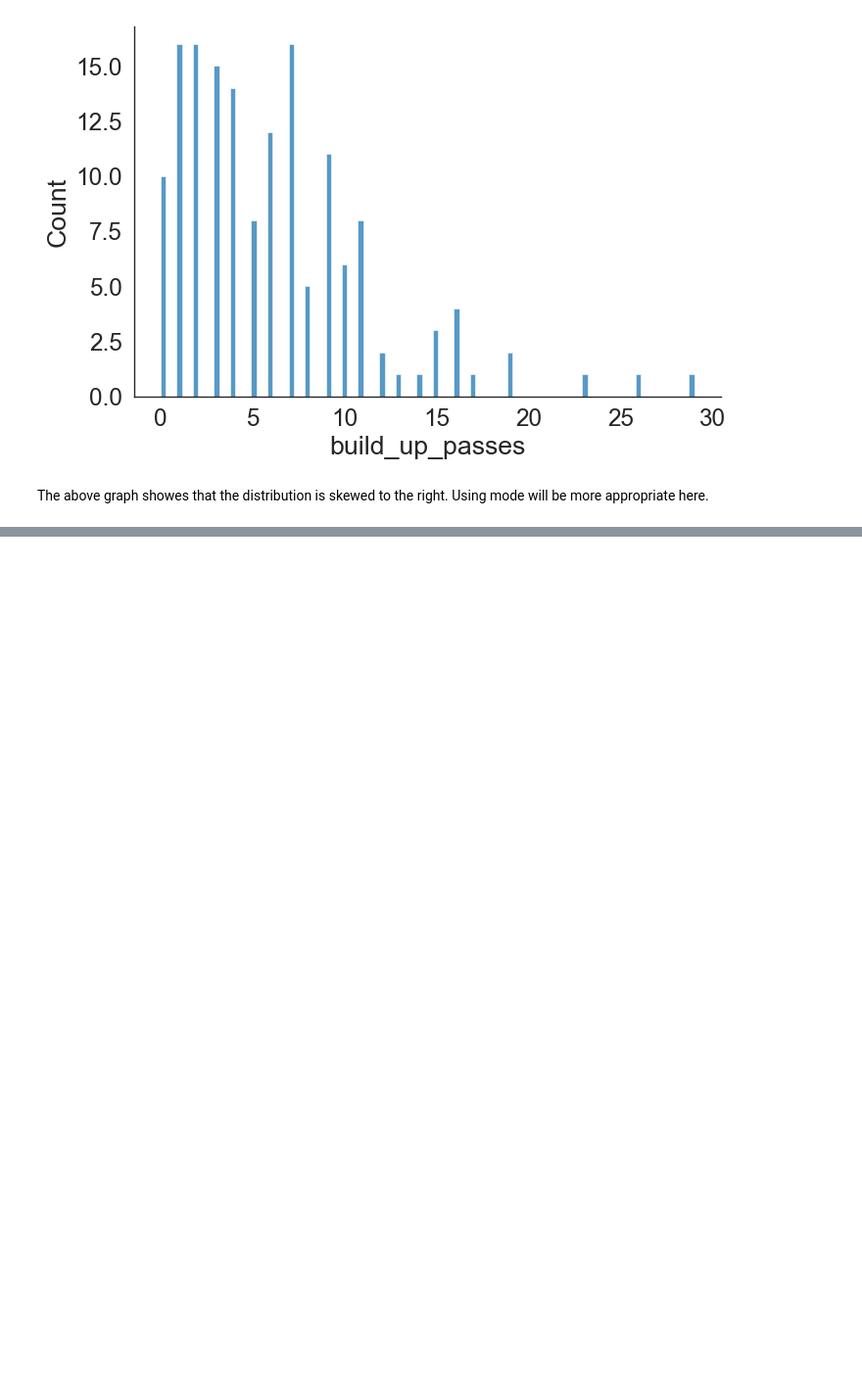
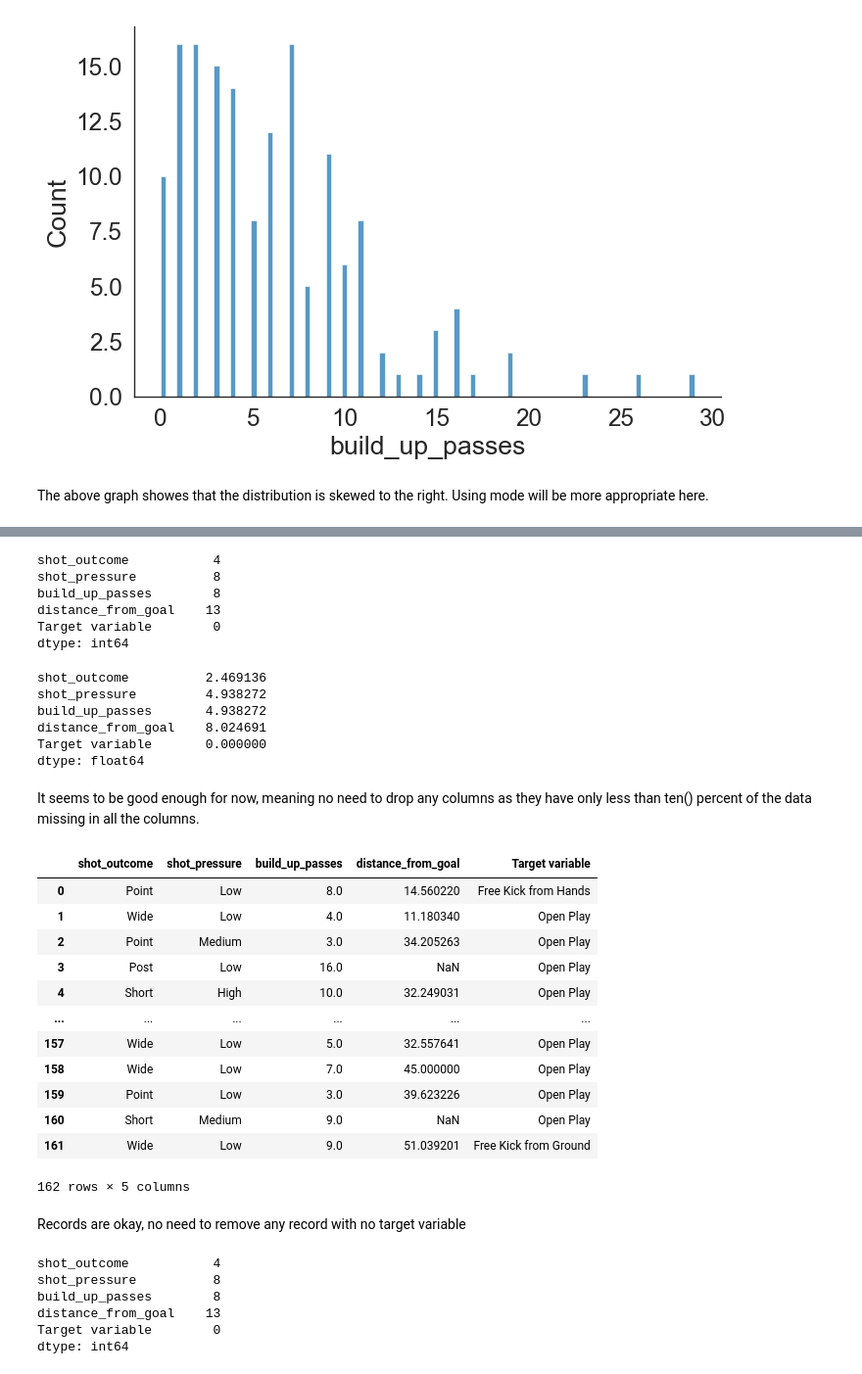
Before and after one commit to sujilkumarkm/vintane_machine_learning_assignment1_2022, a Jupyter notebook: notebooks/data_cleaning.ipynb, the cells around one changed output, grey strips where cells are left out. Shown at 98% size. Cells and saved outputs as stored; diff of their text form; code cells hidden in the pictures; blank space fills up the shorter version.

Commit message:
checking distribution of data

```diff
--- a/notebooks/data_cleaning.ipynb
+++ b/notebooks/data_cleaning.ipynb
@@ -45,0 +76,48 @@ The above graph showes that the distribution is skewed to the right. Using mode
+# %%
+df.isnull().sum()
+# %% [output]
+shot_outcome           4
+shot_pressure          8
+build_up_passes        8
+distance_from_goal    13
+Target variable        0
+dtype: int64
+# %%
+df.isnull().sum()*100/len(df)
+# %% [output]
+shot_outcome          2.469136
+shot_pressure         4.938272
+build_up_passes       4.938272
+distance_from_goal    8.024691
+Target variable       0.000000
+dtype: float64
+# %% [markdown]
+It seems to be good enough for now, meaning no need to drop any columns as they have only less than ten() percent of the data missing in all the columns.
+# %%
+# deleting rows with all mising values
+df.dropna(how = 'all')
+# %% [output]
+|  | shot_outcome | shot_pressure | build_up_passes | distance_from_goal | Target variable |
+| 0 | Point | Low | 8.0 | 14.560220 | Free Kick from Hands |
+| 1 | Wide | Low | 4.0 | 11.180340 | Open Play |
+| 2 | Point | Medium | 3.0 | 34.205263 | Open Play |
+| 3 | Post | Low | 16.0 | NaN | Open Play |
+| 4 | Short | High | 10.0 | 32.249031 | Open Play |
+| ... | ... | ... | ... | ... | ... |
+| 157 | Wide | Low | 5.0 | 32.557641 | Open Play |
+| 158 | Wide | Low | 7.0 | 45.000000 | Open Play |
+| 159 | Point | Low | 3.0 | 39.623226 | Open Play |
+| 160 | Short | Medium | 9.0 | NaN | Open Play |
+| 161 | Wide | Low | 9.0 | 51.039201 | Free Kick from Ground |
+162 rows × 5 columns
+# %% [markdown]
+Records are okay, no need to remove any record with no target variable
+# %%
+df.isnull().sum()
+# %% [output]
+shot_outcome           4
+shot_pressure          8
+build_up_passes        8
+distance_from_goal    13
+Target variable        0
+dtype: int64
```
Also changed, not shown: parts of 4 cells of this notebook.
